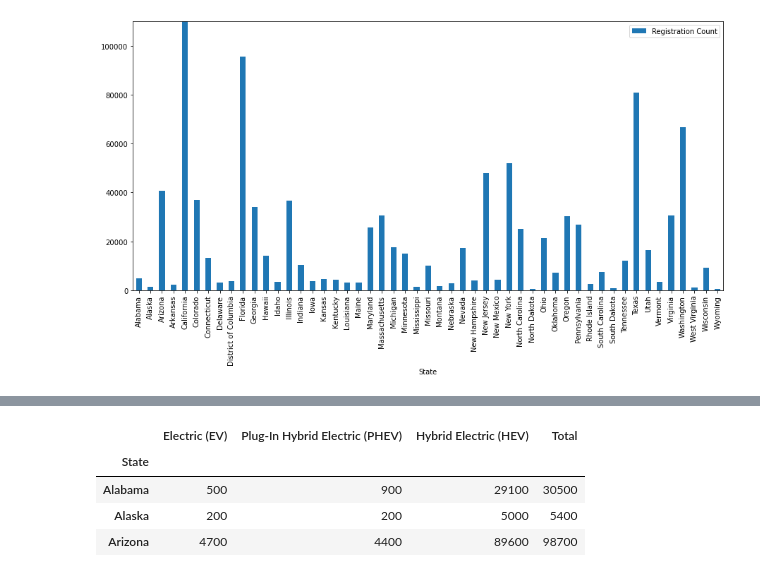
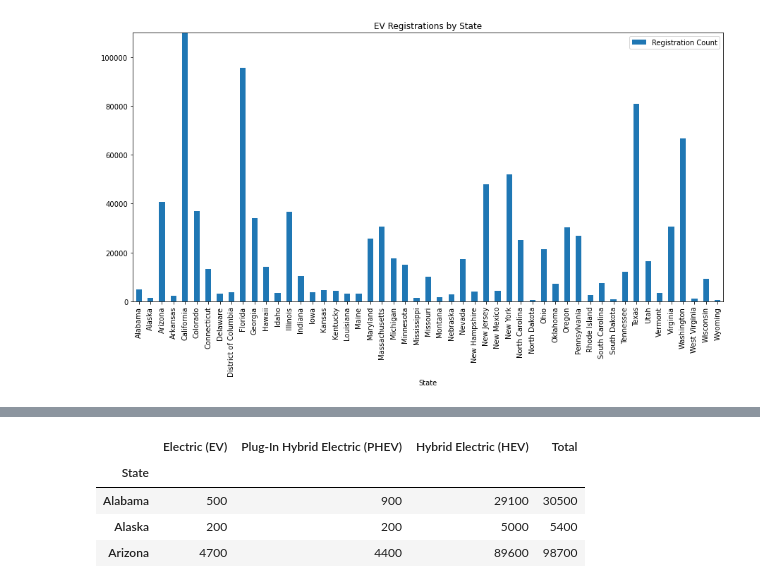
Before and after one commit to nhle95/Project1_group4, a Jupyter notebook: Electric_Car_Count.ipynb, the cells around one changed output, grey strips where cells are left out. Saved outputs shown, nothing was run; the diff lists cells and outputs as text; code cells hidden in the pictures.

```diff
--- a/Electric_Car_Count.ipynb
+++ b/Electric_Car_Count.ipynb
@@ -12,7 +12,9 @@ df=pd.read_excel(r'data/Book1.xlsx')
 df=df.set_index('State')
 # %%
 df.plot(kind='bar',figsize=(15,7), ylim=(0,110000))
+plt.title('EV Registrations by State')
+plt.savefig('output/EV Registrations by State.jpeg')
 plt.show()
 # %% [output]
-[figure, old version]
+[figure, new version]
 # %%
```
Also changed, not shown: parts of 4 cells of this notebook, 12 other files.
